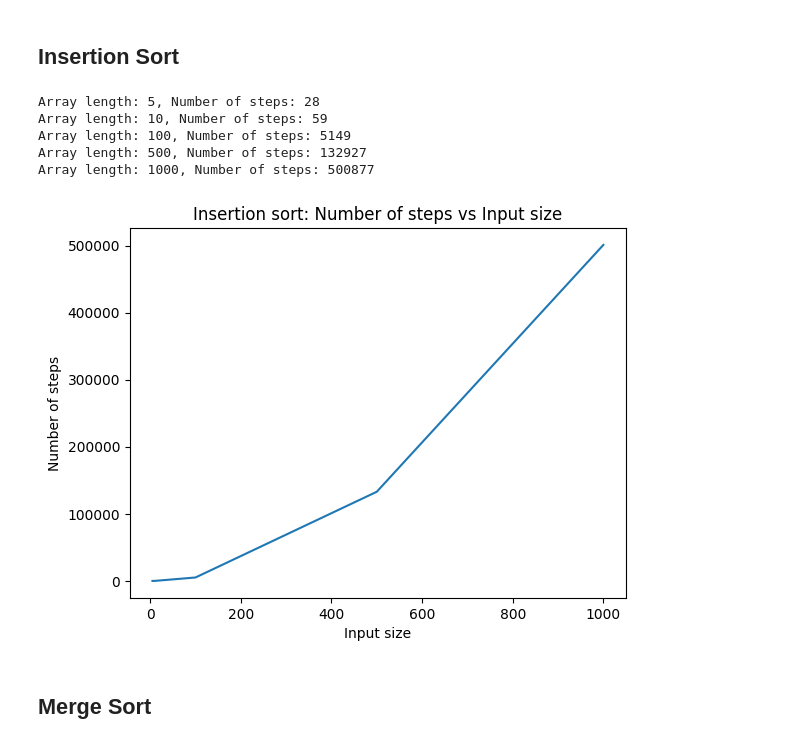
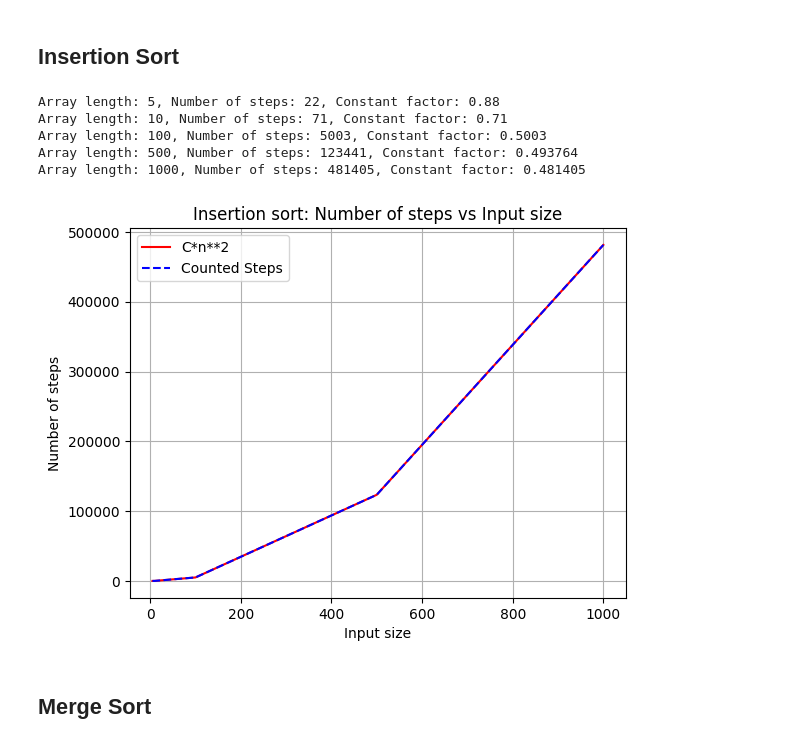
Before and after one commit to andreasped/dat600, a Jupyter notebook: assignment1/assignment 1.ipynb, the cells around one changed output. Saved outputs shown, nothing was run; the diff lists cells and outputs as text; code cells hidden in the pictures.

```diff
--- a/assignment1/assignment 1.ipynb
+++ b/assignment1/assignment 1.ipynb
@@ -39,34 +46,36 @@ def insertion_sort(arr):
      # Return the number of steps and the length of the array
     return num_steps, n
 # %%
-arr5 = [random.randint(0, 100) for i in range(5)]
-arr20 = [random.randint(0, 100) for i in range(10)]
-arr100 = [random.randint(0, 100) for i in range(100)]
-arr500 = [random.randint(0, 100) for i in range(500)]
-arr1000 = [random.randint(0, 100) for i in range(1000)]
-
-arrs = [arr5, arr20, arr100, arr500, arr1000]
 steps = []
 input_sizes = []
+
+actual_array = []
 
 for arr in arrs:
     num_steps, n = insertion_sort(arr)
     steps.append(num_steps)
     input_sizes.append(n)
-    print(f"Array length: {n}, Number of steps: {num_steps}")
+    constant_factor = num_steps / n**2
+    actual = constant_factor * n**2
+    actual_array.append(actual)
+    print(f"Array length: {n}, Number of steps: {num_steps}, Constant factor: {constant_factor}")
 
-plt.plot(input_sizes, steps)
+plt.plot(input_sizes, actual_array, label="C*n**2", color='red')
+plt.plot(input_sizes, steps, label="Counted Steps",color='blue', linestyle='--')
 plt.xlabel('Input size')
 plt.ylabel('Number of steps')
 plt.title('Insertion sort: Number of steps vs Input size')
+plt.legend()
+plt.grid(True)
+
 plt.show()
 # %% [output]
-Array length: 5, Number of steps: 28
-Array length: 10, Number of steps: 59
-Array length: 100, Number of steps: 5149
-Array length: 500, Number of steps: 132927
-Array length: 1000, Number of steps: 500877
+Array length: 5, Number of steps: 22, Constant factor: 0.88
+Array length: 10, Number of steps: 71, Constant factor: 0.71
+Array length: 100, Number of steps: 5003, Constant factor: 0.5003
+Array length: 500, Number of steps: 123441, Constant factor: 0.493764
+Array length: 1000, Number of steps: 481405, Constant factor: 0.481405
-[figure, old version]
+[figure, new version]
 # %% [markdown]
 ## Merge Sort
 # %% [markdown]
```
Also changed, not shown: parts of 2 cells of this notebook.
